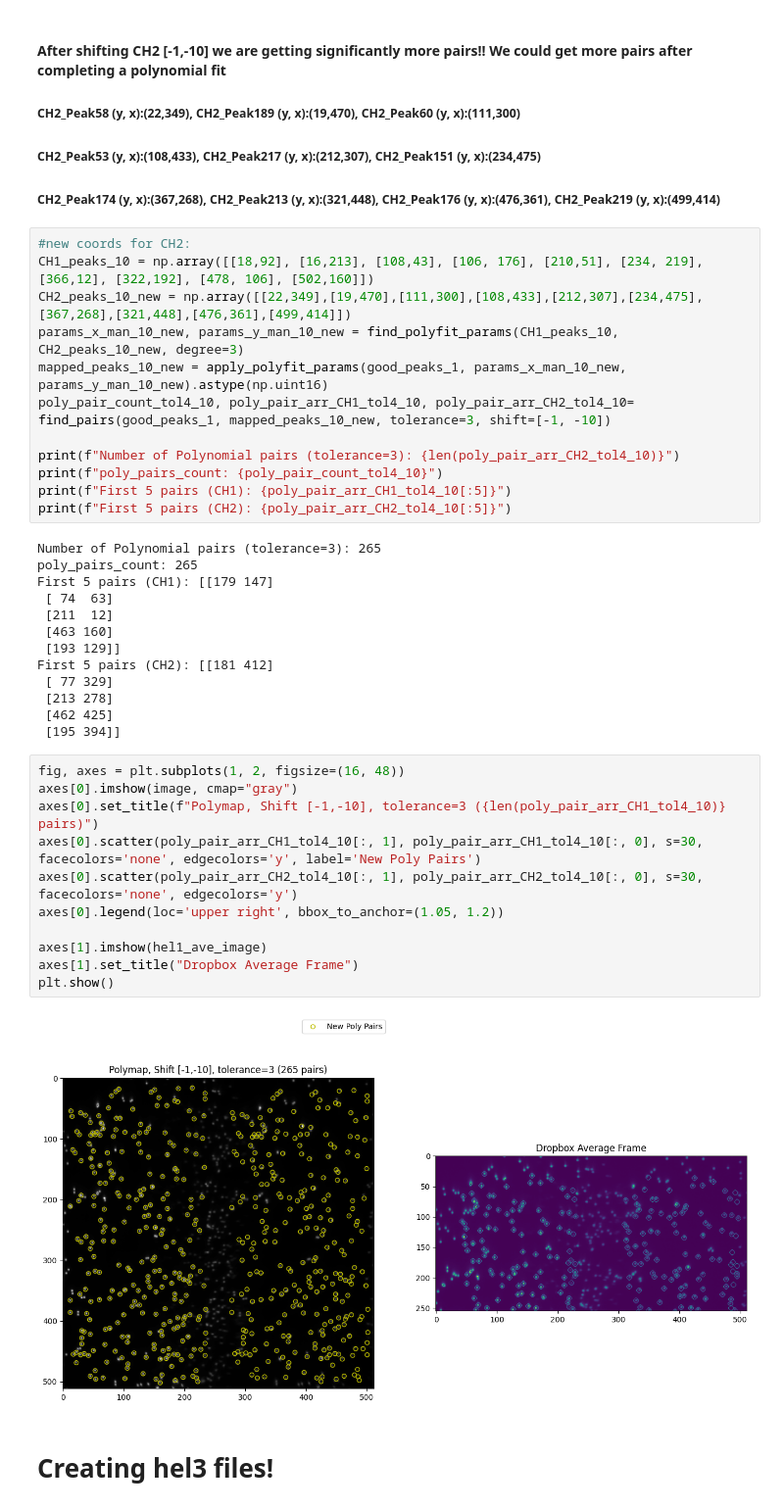
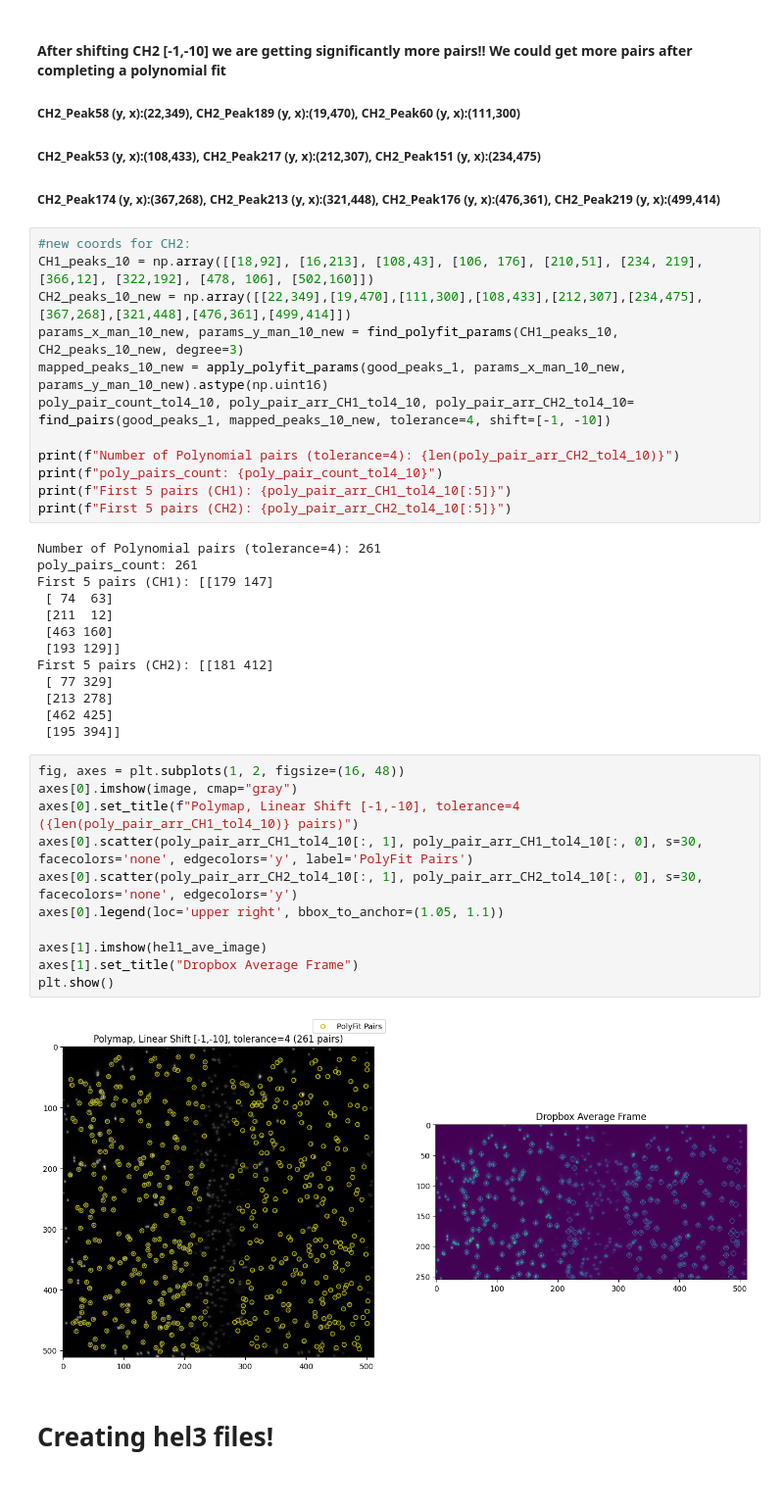
Before and after one commit to ljhason/smImaging-Exploration, a Jupyter notebook: Benchmarking/No_background.ipynb, the cells around one changed output. Shown at 98% size. Saved outputs shown, nothing was run; the diff lists cells and outputs as text.

```diff
--- a/Benchmarking/No_background.ipynb
+++ b/Benchmarking/No_background.ipynb
@@ -205,15 +205,15 @@ CH1_peaks_10 = np.array([[18,92], [16,213], [108,43], [106, 176], [210,51], [234
 CH2_peaks_10_new = np.array([[22,349],[19,470],[111,300],[108,433],[212,307],[234,475],[367,268],[321,448],[476,361],[499,414]])
 params_x_man_10_new, params_y_man_10_new = find_polyfit_params(CH1_peaks_10, CH2_peaks_10_new, degree=3)
 mapped_peaks_10_new = apply_polyfit_params(good_peaks_1, params_x_man_10_new, params_y_man_10_new).astype(np.uint16)
-poly_pair_count_tol4_10, poly_pair_arr_CH1_tol4_10, poly_pair_arr_CH2_tol4_10= find_pairs(good_peaks_1, mapped_peaks_10_new, tolerance=3, shift=[-1, -10])
+poly_pair_count_tol4_10, poly_pair_arr_CH1_tol4_10, poly_pair_arr_CH2_tol4_10= find_pairs(good_peaks_1, mapped_peaks_10_new, tolerance=4, shift=[-1, -10])
 
-print(f"Number of Polynomial pairs (tolerance=3): {len(poly_pair_arr_CH2_tol4_10)}")
+print(f"Number of Polynomial pairs (tolerance=4): {len(poly_pair_arr_CH2_tol4_10)}")
 print(f"poly_pairs_count: {poly_pair_count_tol4_10}")
 print(f"First 5 pairs (CH1): {poly_pair_arr_CH1_tol4_10[:5]}")
 print(f"First 5 pairs (CH2): {poly_pair_arr_CH2_tol4_10[:5]}")
 # %% [output]
-Number of Polynomial pairs (tolerance=3): 265
-poly_pairs_count: 265
+Number of Polynomial pairs (tolerance=4): 261
+poly_pairs_count: 261
 First 5 pairs (CH1): [[179 147]
  [ 74  63]
  [211  12]
@@ -227,16 +227,16 @@ First 5 pairs (CH2): [[181 412]
 # %%
 fig, axes = plt.subplots(1, 2, figsize=(16, 48))
 axes[0].imshow(image, cmap="gray")
-axes[0].set_title(f"Polymap, Shift [-1,-10], tolerance=3 ({len(poly_pair_arr_CH1_tol4_10)} pairs)")
-axes[0].scatter(poly_pair_arr_CH1_tol4_10[:, 1], poly_pair_arr_CH1_tol4_10[:, 0], s=30, facecolors='none', edgecolors='y', label='New Poly Pairs')
+axes[0].set_title(f"Polymap, Linear Shift [-1,-10], tolerance=4 ({len(poly_pair_arr_CH1_tol4_10)} pairs)")
+axes[0].scatter(poly_pair_arr_CH1_tol4_10[:, 1], poly_pair_arr_CH1_tol4_10[:, 0], s=30, facecolors='none', edgecolors='y', label='PolyFit Pairs')
 axes[0].scatter(poly_pair_arr_CH2_tol4_10[:, 1], poly_pair_arr_CH2_tol4_10[:, 0], s=30, facecolors='none', edgecolors='y')
-axes[0].legend(loc='upper right', bbox_to_anchor=(1.05, 1.2))
+axes[0].legend(loc='upper right', bbox_to_anchor=(1.05, 1.1))
 
 axes[1].imshow(hel1_ave_image)
 axes[1].set_title("Dropbox Average Frame")
 plt.show()
 # %% [output]
-[figure, old version]
+[figure, new version]
 # %% [markdown]
 # Creating hel3 files!
 # %%
```
Also changed, not shown: parts of 4 cells of this notebook, 6 other files.
